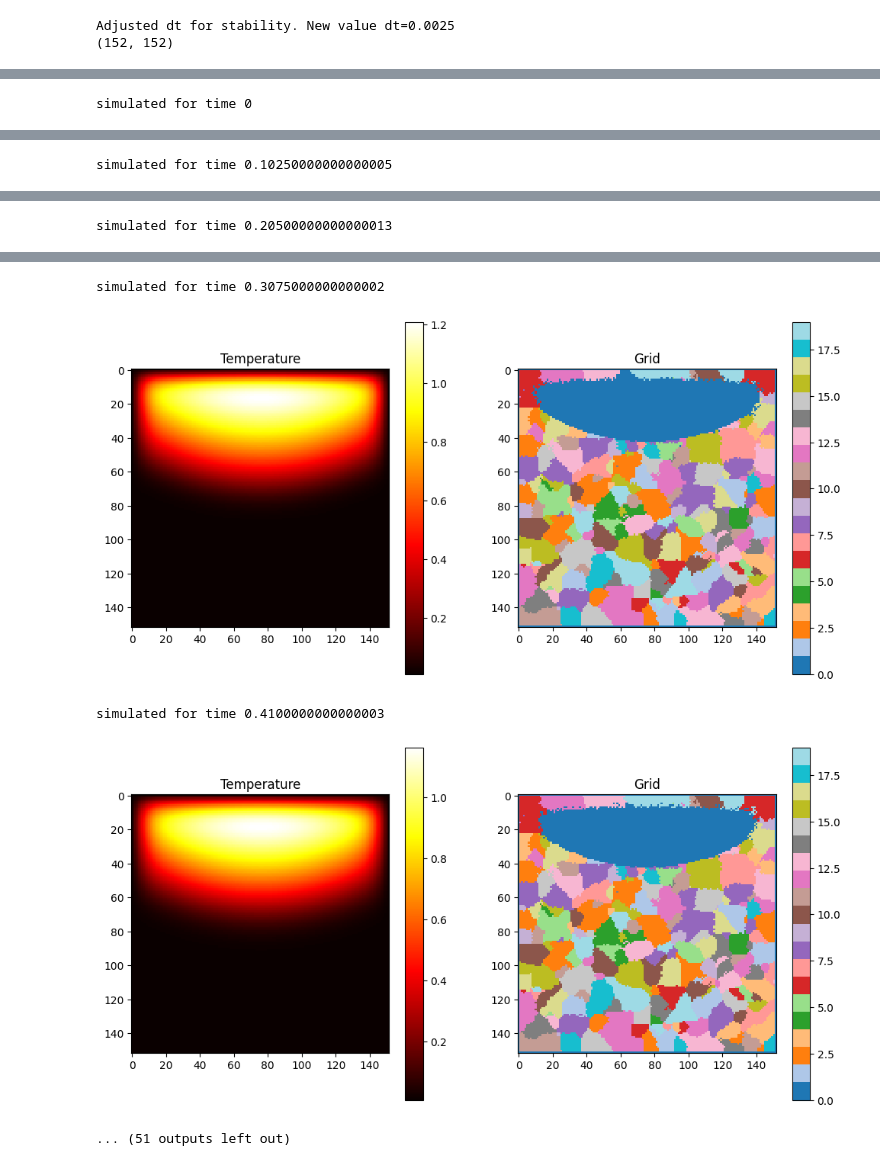
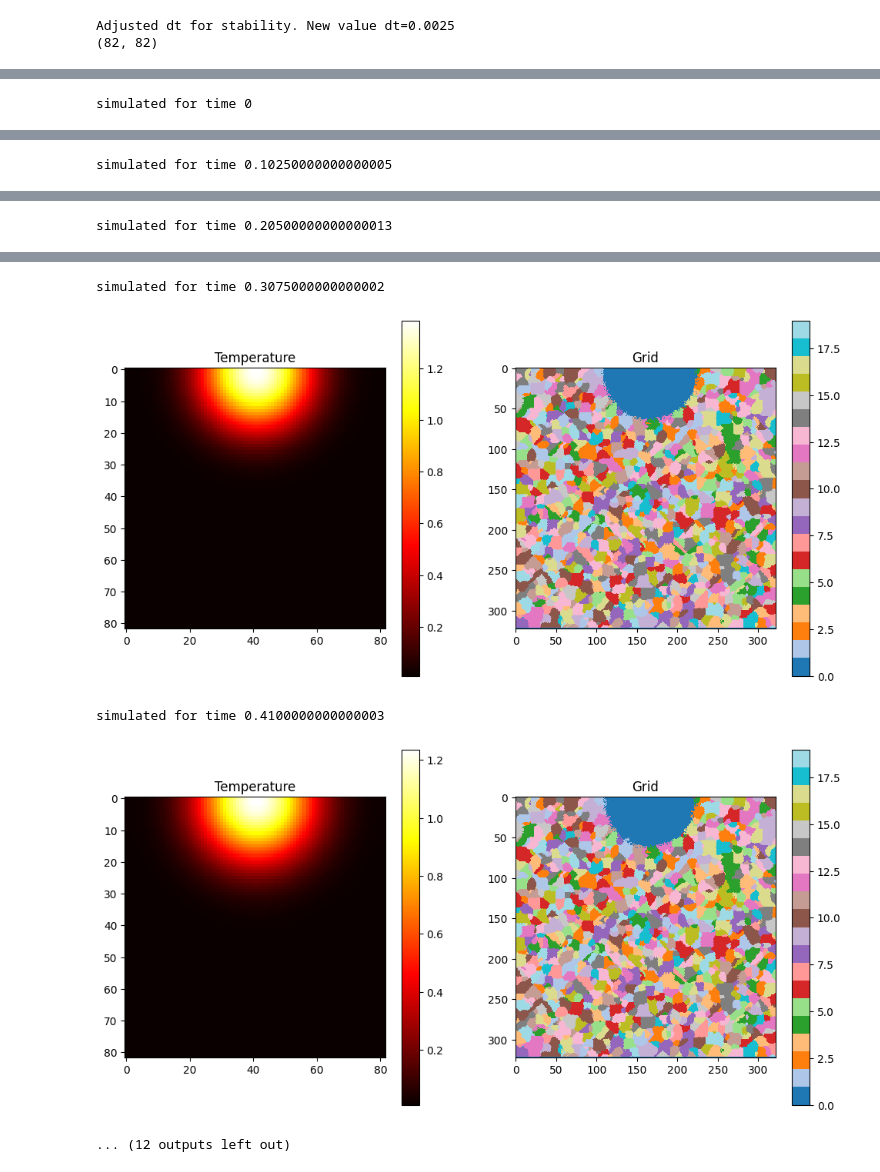
Before and after one commit to Vsageev/SLM_simulation, a Jupyter notebook: ca+heat2d.ipynb, the cells around one changed output, grey strips where cells are left out. Drawn from its saved outputs; the diff is of its cells as text; code cells hidden in the pictures.

Commit message:
heat on edges

```diff
--- a/ca+heat2d.ipynb
+++ b/ca+heat2d.ipynb
@@ -92,10 +92,10 @@ def update_grid(grid, temperature, dt):
 import numpy as np
 import matplotlib.pyplot as plt
 
-size = 150
+size = 80
 
 points = [
-    (-size / 2, size / 2, 0.1),
+    (0, size // 2, 0.1),
 ]
 
 # Grid parameters
@@ -104,7 +104,7 @@ dx, dy = 0.1, 0.1  # grid spacing in x, y, z
 dt = 0.01  # time step
 
 time = 0
-end_time = 3
+end_time = 1.7
 
 # Initial conditions
 initial_temp = 2
@@ -138,6 +138,14 @@ u[:, -1] = air_temp
 # Update temperature function for 2D
 def update_temp_2d(u, dt, dx, dy, k):
     u_new = u.copy()
+    y1 = u_new.shape[1] - 1
+    for x1 in range(0, u_new.shape[0]):
+        u_new[x1, y1] = min(u_new[x1, y1 - 1], u_new[x1, y1 - 2])
+        u_new[x1, 0] = min(u_new[x1, 1], u_new[x1, 2])
+    x2 = u_new.shape[0] - 1
+    for y2 in range(0, u_new.shape[1]):
+        u_new[x2, y2] = min(u_new[x1 - 1, y2], u_new[x1 - 2, y2])
+        u_new[0, y2] = min(u_new[1, y2], u_new[2, y2])
     for i in range(1, u.shape[0] - 1):
         for j in range(1, u.shape[1] - 1):
             u_new[i, j] = u[i, j] + k * dt * (
@@ -160,14 +168,45 @@ def apply_heat(u, x, y, r):
     return u_new
 
 
+def expand_array(original_array, block_size=4):
+    rows, cols = original_array.shape
+    new_rows, new_cols = rows * block_size, cols * block_size
+
+    # Initialize the new array with zeros or any default value
+    expanded_array = np.zeros((new_rows, new_cols), dtype=original_array.dtype)
+
+    for i in range(rows):
+        for j in range(cols):
+            # Fill the block with the value from the original array
+            expanded_array[
+                i * block_size : (i + 1) * block_size,
+                j * block_size : (j + 1) * block_size,
+            ] = original_array[i, j]
+
+    return expanded_array
+
+
+# def apply_heat(u, x, y, r):
+#     u_new = u.copy()
+#     for i in range(1, u.shape[1] - 1):
+#         if ((i - y) * (i - y)) <= r * r:
+#             u_new[x, i] = air_temp + (initial_temp - air_temp) * np.exp(
+#                 -(((i - y) * (i - y)) / (r * r))
+#             )
+
+#     return u_new
+
+
 n = 0
 
 lastDrawN = 0
 # lastCAN = 0
 dtCA = 0.01
 timeCA = 0
+timeHeat = -1
 
-grid = initialize_grid(size + 2, (size * size // 500))
+
+grid = initialize_grid(size * 4 + 2, (size * size // 500))
 
 img_paths = []
 
@@ -176,25 +215,33 @@ img_paths.append(cur_path)
 plot_combined(u, grid, f"{n}.png")
 print(f"simulated for time {time}")
 
+lastHeatN = -100
+lastHeatX = 0
+lastHeatY = 0
+
 
 # Simulation loop
 while time < end_time:
     time += dt
     n += 1
     while points and (points[0][2] < time):
-        x, y, t = points.pop(0)
-        u = apply_heat(u, x + 1, y + 1, size)
-        grid = update_grid(grid, u, dt)
-    u = update_temp_2d(u, dt, dx, dy, k)
+        lastHeatX, lastHeatY, t = points.pop(0)
+        timeHeat = time
+        # u = apply_heat(u, x + 1, y + 1, size)
+        # grid = update_grid(grid, u, dt)
+        # if time - timeHeat < 0.15:
+        u = apply_heat(u, lastHeatX + 1, lastHeatY + 1, size // 4)
+        grid = update_grid(grid, expand_array(u), dt)
     if time - timeCA > dtCA:
         timeCA += dtCA
-        grid = update_grid(grid, u, dt)
+        grid = update_grid(grid, expand_array(u), dt)
     if (n - lastDrawN) * dt > 0.1:
         lastDrawN = n
         cur_path = f"{n}.png"
         img_paths.append(cur_path)
         plot_combined(u, grid, f"{n}.png")
         print(f"simulated for time {time}")
+    u = update_temp_2d(u, dt, dx, dy, k)
 
 cur_path = f"{n}.png"
 img_paths.append(cur_path)
@@ -204,4 +251,4 @@ print(f"simulated for time {time}")
 gen_gif(img_paths)
 # %% [output]
 Adjusted dt for stability. New value dt=0.0025
-(152, 152)
+(82, 82)
@@ -215,5 +262,5 @@ simulated for time 0.20500000000000013
 simulated for time 0.3075000000000002
-[figure, old version]
+[figure, new version]
 simulated for time 0.4100000000000003
-[figure, old version]
+[figure, new version]
-... (51 outputs left out)
+... (12 outputs left out)
```
Also changed, not shown: parts of 1 cell of this notebook, 1 other file.
